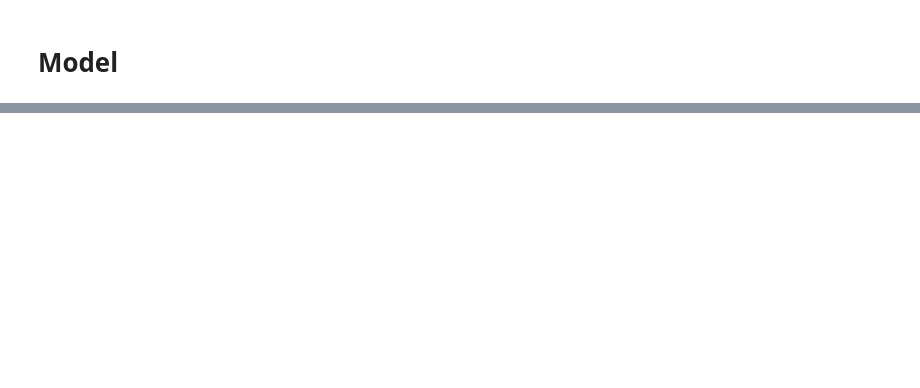
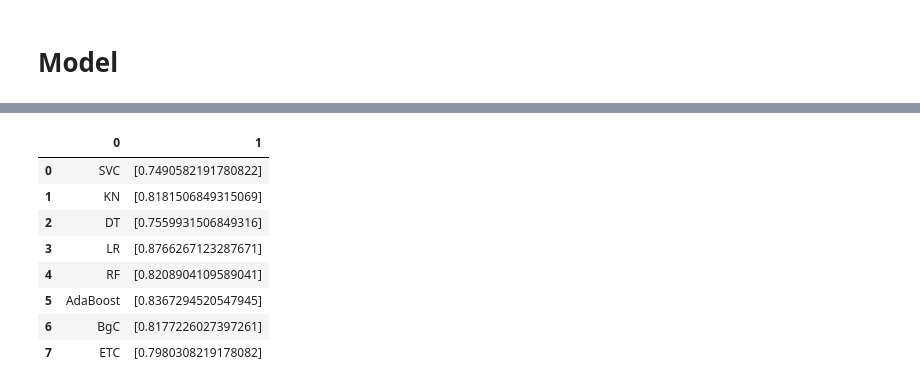
Before and after one commit to DipeshChothwe/NLP, a Jupyter notebook: Sentiment_analysis_for_hotel_reviews.ipynb, the cells around one changed output, grey strips where cells are left out. Cells and saved outputs as stored; diff of their text form; code cells hidden in the pictures; blank space fills up the shorter version.

```diff
--- a/Sentiment_analysis_for_hotel_reviews.ipynb
+++ b/Sentiment_analysis_for_hotel_reviews.ipynb
@@ -453,0 +341,2 @@ ValueError: ignored
+# %%
+features_train, features_test, labels_train, labels_test = train_test_split(featuresfinal, train_data['Is_Response'], test_size=0.3, random_state=100)
@@ -453,0 +354,38 @@ ValueError: ignored
+# %%
+svc = SVC(kernel='sigmoid', gamma=1.0)
+knc = KNeighborsClassifier(n_neighbors=49)
+#mnb = MultinomialNB(alpha=0.2)
+dtc = DecisionTreeClassifier(min_samples_split=7, random_state=100)
+lrc = LogisticRegression(solver='liblinear', penalty='l1')
+rfc = RandomForestClassifier(n_estimators=31, random_state=100)
+abc = AdaBoostClassifier(n_estimators=62, random_state=100)
+bc = BaggingClassifier(n_estimators=9, random_state=100)
+etc = ExtraTreesClassifier(n_estimators=9, random_state=100)
+
+
+clfs = {'SVC' : svc,'KN' : knc, 'DT': dtc, 'LR': lrc, 'RF': rfc, 'AdaBoost': abc, 'BgC': bc, 'ETC': etc}
+# %%
+def train_classifier(clf, feature_train, labels_train):
+    clf.fit(feature_train, labels_train)
+
+def predict_labels(clf, features):
+    return (clf.predict(features))
+# %%
+pred_scores = []
+for k,v in clfs.items():
+    train_classifier(v, features_train, labels_train)
+    pred = predict_labels(v,features_test)
+    pred_scores.append((k, [accuracy_score(labels_test,pred)]))
+# %%
+Score_sheet = pd.DataFrame(pred_scores)
+Score_sheet
+# %% [output]
+|  | 0 | 1 |
+| 0 | SVC | [0.7490582191780822] |
+| 1 | KN | [0.8181506849315069] |
+| 2 | DT | [0.7559931506849316] |
+| 3 | LR | [0.8766267123287671] |
+| 4 | RF | [0.8208904109589041] |
+| 5 | AdaBoost | [0.8367294520547945] |
+| 6 | BgC | [0.8177226027397261] |
+| 7 | ETC | [0.7980308219178082] |
```
Also changed, not shown: parts of 41 cells of this notebook.
